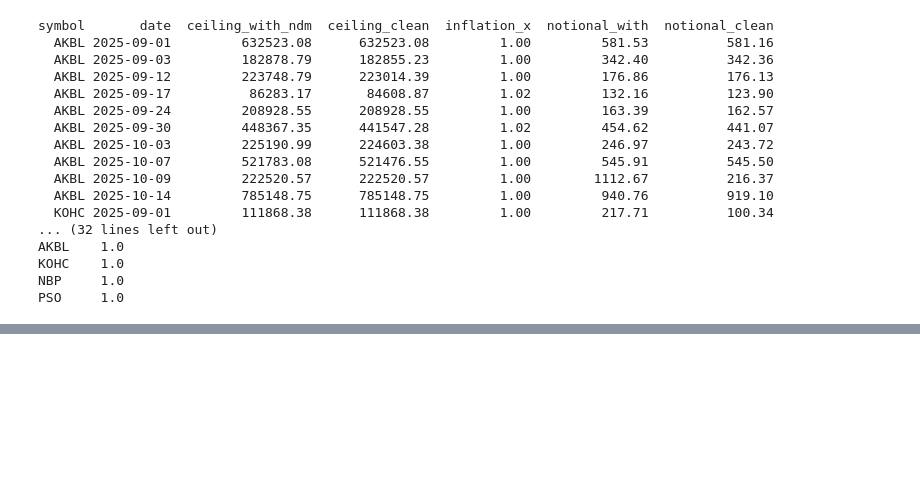
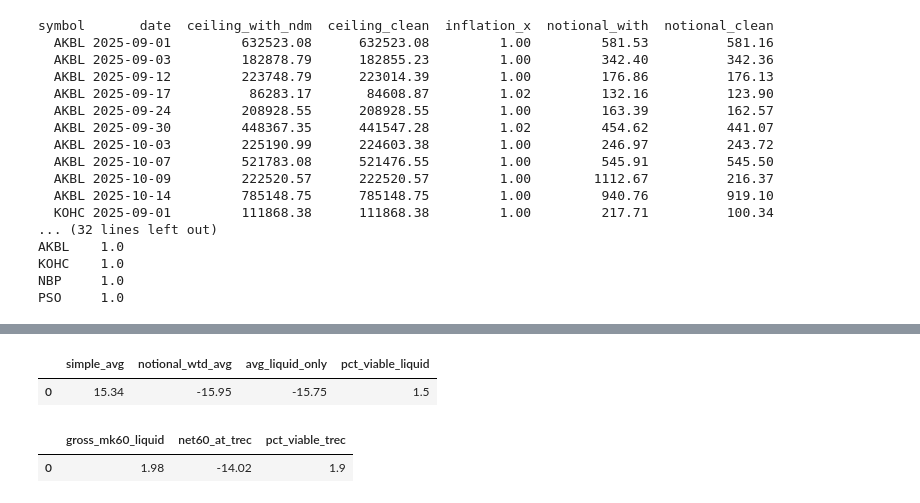
Before and after one commit to shazzzak/HFT_Pk_Codex, a Jupyter notebook: Del.ipynb, the cells around one changed output, grey strips where cells are left out. Cells and saved outputs as stored; diff of their text form; code cells hidden in the pictures; blank space fills up the shorter version.

```diff
--- a/Del.ipynb
+++ b/Del.ipynb
@@ -540,0 +613,15 @@ PSO     1.0
+# %%
+import duckdb
+duckdb.sql("""
+    SELECT
+      round(avg(net60_bps), 2)                                   AS simple_avg,
+      round(sum(net60_bps * notional_m) / sum(notional_m), 2)    AS notional_wtd_avg,
+      round(avg(net60_bps) FILTER (WHERE notional_m > 100), 2)   AS avg_liquid_only,
+      round(100.0*avg(CASE WHEN net60_bps>0 THEN 1 ELSE 0 END)
+            FILTER (WHERE notional_m > 100), 1)                  AS pct_viable_liquid
+    FROM 'daily_stats_ALL.parquet'
+    WHERE net60_bps IS NOT NULL
+""").df()
+# %% [output]
+|  | simple_avg | notional_wtd_avg | avg_liquid_only | pct_viable_liquid |
+| 0 | 15.34 | -15.95 | -15.75 | 1.5 |
@@ -540,0 +630,14 @@ PSO     1.0
+# %%
+import duckdb
+# net60 at retail = mk60 - 17.73. Add back 16.1bps to approximate the ~1.6bps TREC RT/2 side.
+duckdb.sql("""
+    SELECT
+      round(avg(mk60_bps) FILTER (WHERE notional_m>100), 2)                        AS gross_mk60_liquid,
+      round(avg(mk60_bps - 0.16*100) FILTER (WHERE notional_m>100), 2)             AS net60_at_trec,
+      round(100.0*avg(CASE WHEN (mk60_bps - 0.16*100)>0 THEN 1 ELSE 0 END)
+            FILTER (WHERE notional_m>100), 1)                                      AS pct_viable_trec
+    FROM 'daily_stats_ALL.parquet' WHERE mk60_bps IS NOT NULL
+""").df()
+# %% [output]
+|  | gross_mk60_liquid | net60_at_trec | pct_viable_trec |
+| 0 | 1.98 | -14.02 | 1.9 |
```
Also changed, not shown: parts of 5 cells of this notebook, 2 other files.
